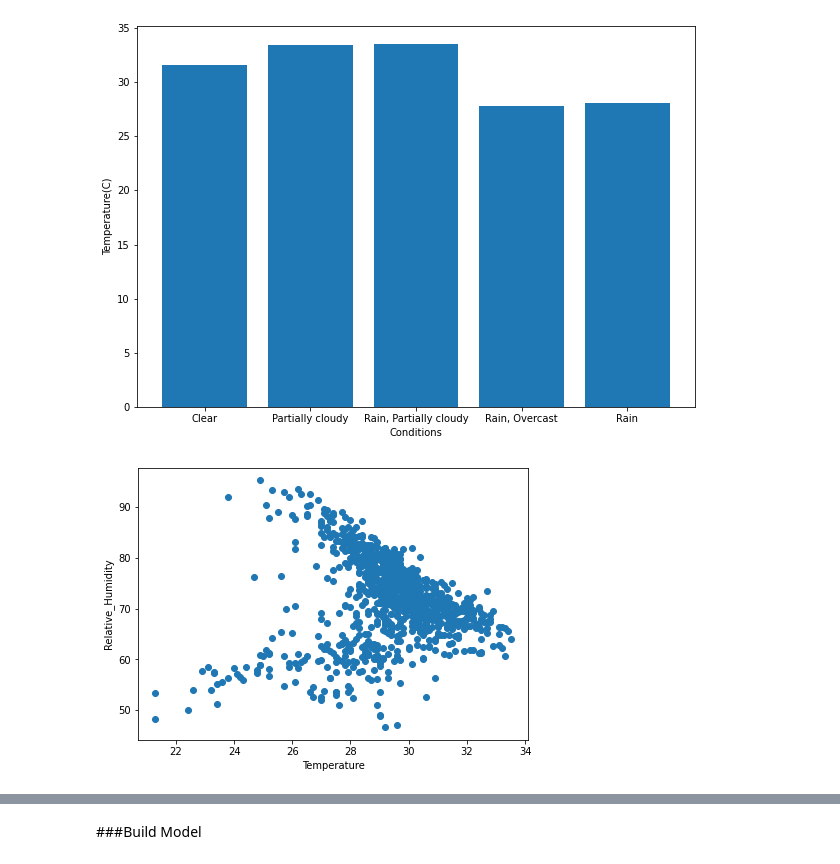
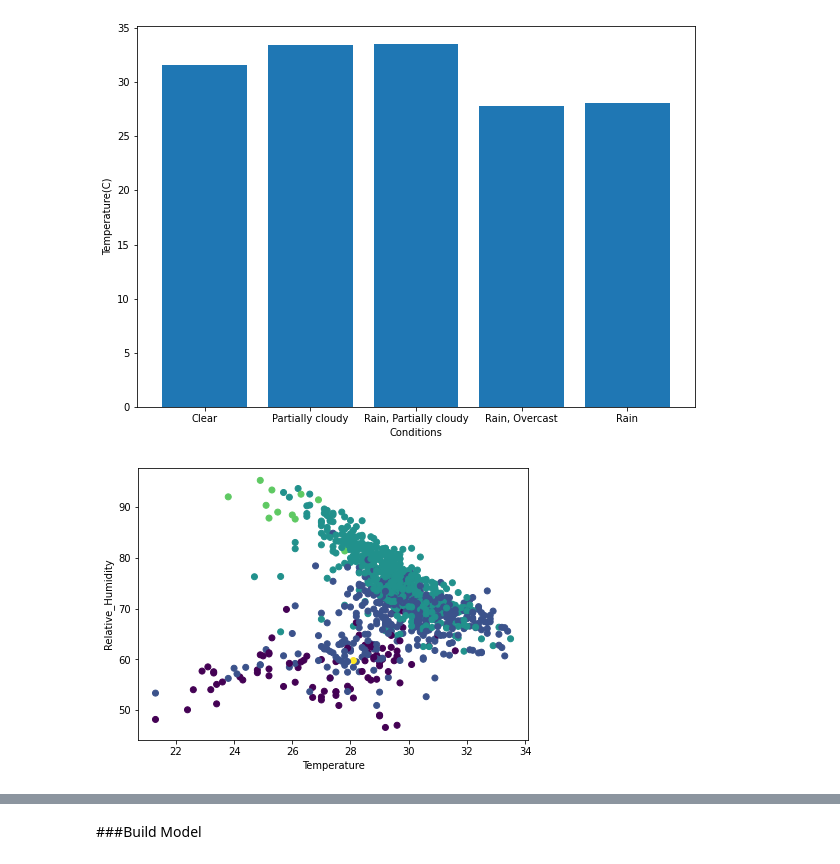
Before and after one commit to thedeenun/Weather-prediction, a Jupyter notebook: Weather_prediction.ipynb, the cells around one changed output, grey strips where cells are left out. Drawn from its saved outputs; the diff is of its cells as text; code cells hidden in the pictures.

```diff
--- a/Weather_prediction.ipynb
+++ b/Weather_prediction.ipynb
@@ -184,10 +184,12 @@ plt.show()
 # %% [output]
 [figure]
 # %%
+df_cond_num = df.copy()
+color = df_cond_num.Conditions.map({'Clear':0, 'Partially cloudy':1, 'Rain, Partially cloudy':2, 'Rain, Overcast':3, 'Rain':4})
 fig = plt.figure(figsize =(7, 5))
-plt.scatter(df['Temperature'], df['Relative_Humidity'])
+plt.scatter(df_cond_num['Temperature'], df_cond_num['Relative_Humidity'], c=color)
 plt.xlabel('Temperature')
 plt.ylabel('Relative_Humidity')
 plt.show()
 # %% [output]
-[figure, old version]
+[figure, new version]
```
Also changed, not shown: parts of 10 cells of this notebook.
